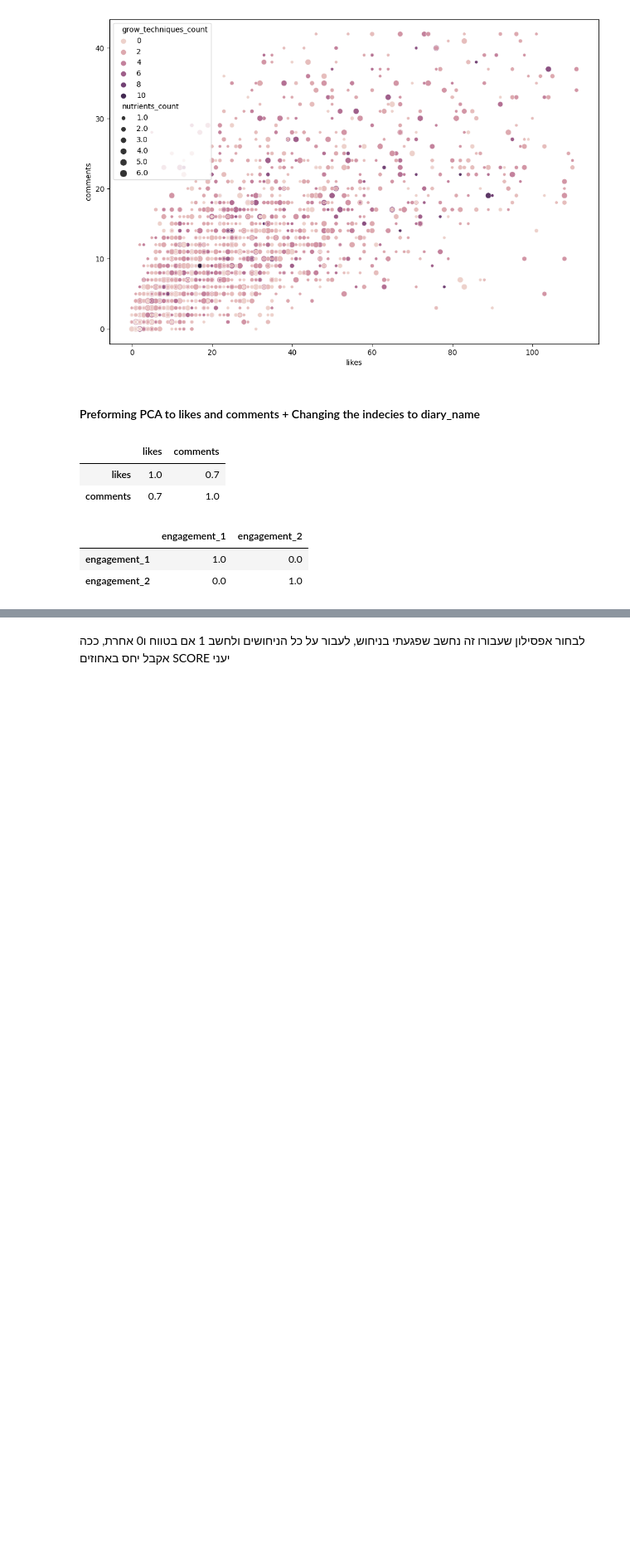
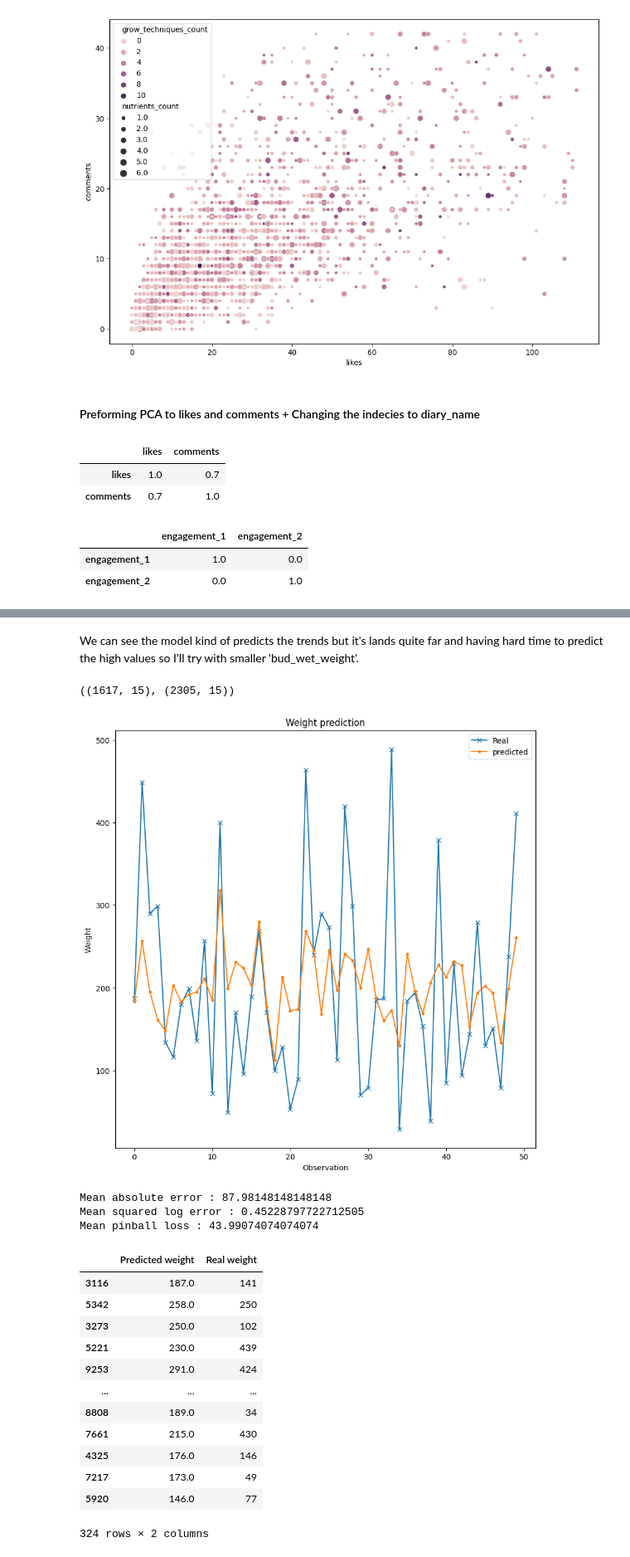
Before and after one commit to TalRos99/dataScienceFP, a Jupyter notebook: DataAnalysis_ML.ipynb, the cells around one changed output, grey strips where cells are left out. Shown at 83% size. Cells and saved outputs as stored; diff of their text form; code cells hidden in the pictures; blank space fills up the shorter version.

```diff
--- a/DataAnalysis_ML.ipynb
+++ b/DataAnalysis_ML.ipynb
@@ -666,3 +665,31 @@ Mean squared log error : 0.4050752080453559
-# %% [markdown]
-לבחור אפסילון שעבורו זה נחשב שפגעתי בניחוש, לעבור על כל הניחושים ולחשב 1 אם בטווח ו0 אחרת, ככה אקבל יחס באחוזים
-SCORE יעני
+# %% [markdown]
+We can see the model kind of predicts the trends but it's lands quite far and having hard time to predict the high values so I'll try with smaller 'bud_wet_weight'.
+# %%
+ML_df = ML_df[ML_df['bud_wet_weight'] < 500]
+X = ML_df.drop(['diary_name', 'bud_wet_weight'],axis=1)
+y = ML_df['bud_wet_weight']
+X_train, X_test, y_train, y_test = train_test_split(X, y, test_size=0.2, random_state=10)
+ML_df.shape, full_df.shape
+# %% [output]
+((1617, 15), (2305, 15))
+# %%
+data, reg = calculate_train_test_scores(RandomForestRegressor(), X_train, X_test, y_train, y_test)
+data
+# %% [output]
+[figure, added]
+Mean absolute error : 87.98148148148148
+Mean squared log error : 0.45228797722712505
+Mean pinball loss : 43.99074074074074
+|  | Predicted weight | Real weight |
+| 3116 | 187.0 | 141 |
+| 5342 | 258.0 | 250 |
+| 3273 | 250.0 | 102 |
+| 5221 | 230.0 | 439 |
+| 9253 | 291.0 | 424 |
+| ... | ... | ... |
+| 8808 | 189.0 | 34 |
+| 7661 | 215.0 | 430 |
+| 4325 | 176.0 | 146 |
+| 7217 | 173.0 | 49 |
+| 5920 | 146.0 | 77 |
+324 rows × 2 columns
```
Also changed, not shown: parts of 12 cells of this notebook.
